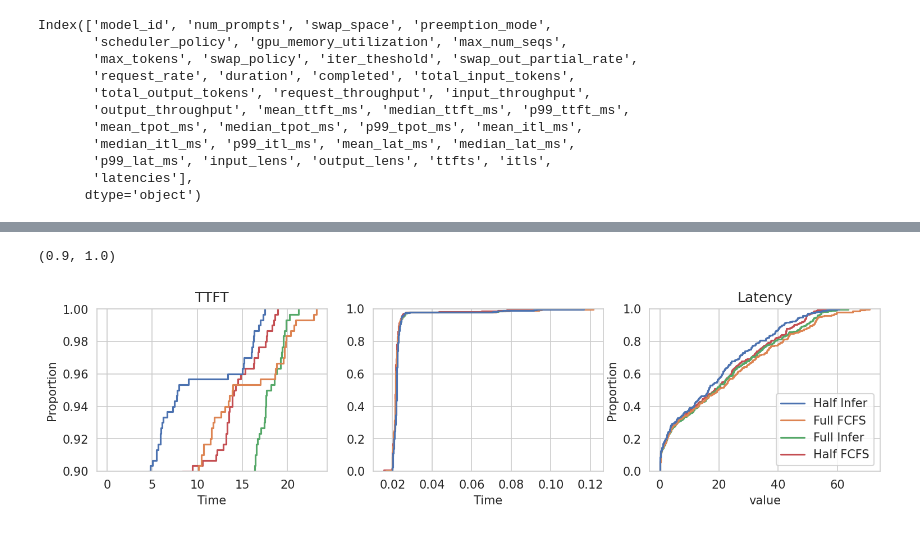
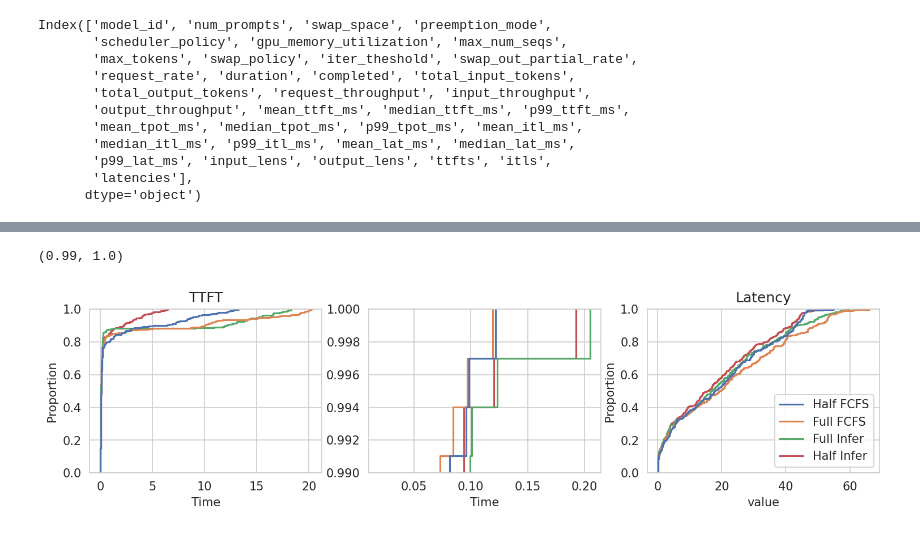
Before and after one commit to chengzhi-lu/vllm, a Jupyter notebook: benchmarks/result/analysis/result_analysis.ipynb, the cells around one changed output, grey strips where cells are left out. Saved outputs shown, nothing was run; the diff lists cells and outputs as text; code cells hidden in the pictures.

```diff
--- a/benchmarks/result/analysis/result_analysis.ipynb
+++ b/benchmarks/result/analysis/result_analysis.ipynb
@@ -8,7 +8,7 @@ import json
 base_dir="/root/vllm/benchmarks/result"
 # %%
 date = "20240706"
-counter = 87
+counter = 96
 dir_name = os.path.join(base_dir, date, str(counter))
 # %%
 dfs = {}
@@ -278,7 +336,7 @@ plt.show()
 # %%
 # Initialize result dictionary
 result = {"scheduler_policy": [], "swap_policy": []}
-selected_columns = ["ttfts","itls","latencies"]
+selected_columns = ["ttfts", "itls", "latencies"]
 
 for column in selected_columns:
     result[column] = []
@@ -286,7 +344,7 @@ for column in selected_columns:
 # Populate result dictionary with data
 for df_name in dfs:
     df = dfs[df_name]
-    for column in result.keys():
+    for column in result:
         if column in df.columns:
             if isinstance(df[column][0], float):
                 result[column].append(df[column])
@@ -311,11 +373,13 @@ def explode_row(row):
     return new_df
 # %%
 result_df = pd.DataFrame(result)
-result_df['ttfts'] = result_df['ttfts'].apply(lambda x:x.tolist())
-result_df['latencies']=result_df['latencies'].apply(lambda x:x.tolist())
-long_df=result_df.apply(lambda x: explode_row(x), axis=1, result_type='reduce').reset_index(drop=True)
-long_df=pd.concat([long_df[i] for i in range(len(long_df))])
-long_df['hue']=long_df['swap_policy']+" "+long_df["scheduler_policy"]
+result_df["ttfts"] = result_df["ttfts"].apply(lambda x: x.tolist())
+result_df["latencies"] = result_df["latencies"].apply(lambda x: x.tolist())
+long_df = result_df.apply(
+    lambda x: explode_row(x), axis=1, result_type="reduce"
+).reset_index(drop=True)
+long_df = pd.concat([long_df[i] for i in range(len(long_df))])
+long_df["hue"] = long_df["swap_policy"] + " " + long_df["scheduler_policy"]
 # %%
 long_df[long_df['type']=='itl']
 # %% [output]
@@ -334,21 +398,41 @@ long_df[long_df['type']=='itl']
 1340 rows × 5 columns
 # %%
 # plot ecdf figures for different scheduler policy and swap policy
-colors = sns.color_palette("deep",n_colors=4)
-count=0
-fig, ax = plt.subplots(figsize=(12,2.5),dpi=150,ncols=3,nrows=1)
-sns.ecdfplot(data=long_df[long_df['type']=='ttft'],x='value',hue='hue',palette=colors,ax=ax[0],legend=False)
-sns.ecdfplot(data=long_df[long_df['type']=='itl'],x='value',hue='hue',palette=colors,ax=ax[1],legend=False)
-sns.ecdfplot(data=long_df[long_df['type']=='latency'],x='value',hue='hue',palette=colors,ax=ax[2])
-ax[0].set_title('TTFT')
-ax[0].set_xlabel('Time')
-ax[1].set_xlabel('Time')
-ax[1].set_ylabel('')
+colors = sns.color_palette("deep", n_colors=4)
+count = 0
+fig, ax = plt.subplots(figsize=(12, 2.5), dpi=150, ncols=3, nrows=1)
+sns.ecdfplot(
+    data=long_df[long_df["type"] == "ttft"],
+    x="value",
+    hue="hue",
+    palette=colors,
+    ax=ax[0],
+    legend=False,
+)
+sns.ecdfplot(
+    data=long_df[long_df["type"] == "itl"],
+    x="value",
+    hue="hue",
+    palette=colors,
+    ax=ax[1],
+    legend=False,
+)
+sns.ecdfplot(
+    data=long_df[long_df["type"] == "latency"],
+    x="value",
+    hue="hue",
+    palette=colors,
+    ax=ax[2],
+)
+ax[0].set_title("TTFT")
+ax[0].set_xlabel("Time")
+ax[1].set_xlabel("Time")
+ax[1].set_ylabel("")
 # ax[1].set_yscale('log')
-ax[2].set_title('Latency')
-ax[2].get_legend().set_title('')
-ax[0].set_ylim(0.9,1)
-# ax[1].set_ylim(0.95,1)
+ax[2].set_title("Latency")
+ax[2].get_legend().set_title("")
+# ax[0].set_ylim(0.9,1)
+ax[1].set_ylim(0.99, 1)
 # %% [output]
-(0.9, 1.0)
+(0.99, 1.0)
-[figure, old version]
+[figure, new version]
```
Also changed, not shown: parts of 7 cells of this notebook, 2 other files.
